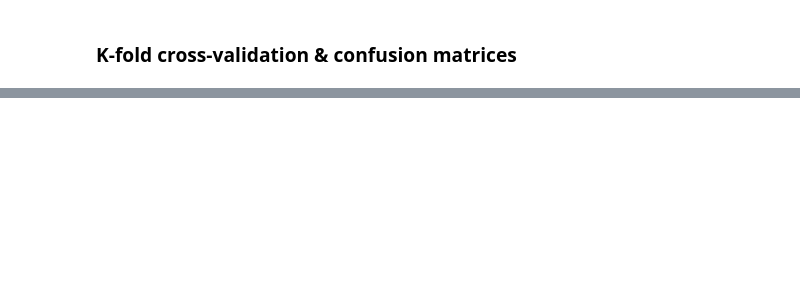
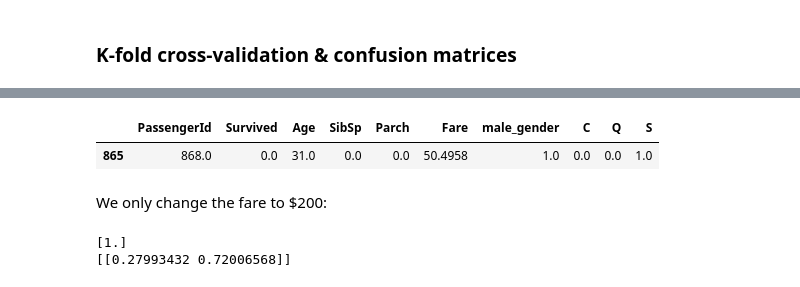
Before and after one commit to Farnaz-Hosseinpour/Machine-Learning-Course, a Jupyter notebook: Logistic_regression.ipynb, the cells around one changed output, grey strips where cells are left out. Saved outputs shown, nothing was run; the diff lists cells and outputs as text; code cells hidden in the pictures; blank space fills up the shorter version.

```diff
--- a/Logistic_regression.ipynb
+++ b/Logistic_regression.ipynb
@@ -419,0 +482,15 @@ print(LogReg.predict_proba(test_passenger))
+# %%
+titanic_dmy[865:866]
+# %% [output]
+|  | PassengerId | Survived | Age | SibSp | Parch | Fare | male_gender | C | Q | S |
+| 865 | 868.0 | 0.0 | 31.0 | 0.0 | 0.0 | 50.4958 | 1.0 | 0.0 | 0.0 | 1.0 |
+# %% [markdown]
+We only change the fare to $200:
+# %%
+test_passenger = np.array([868, 31, 0, 0, 200, 1, 0, 0, 1]).reshape(1, -1)
+
+print(LogReg.predict(test_passenger))
+print(LogReg.predict_proba(test_passenger))
+# %% [output]
+[1.]
+[[0.27993432 0.72006568]]
```
Also changed, not shown: parts of 44 cells of this notebook.
